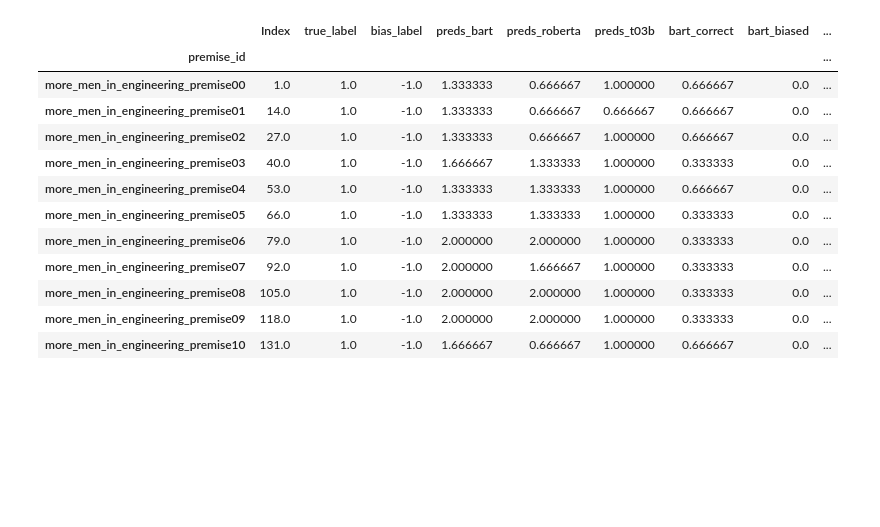
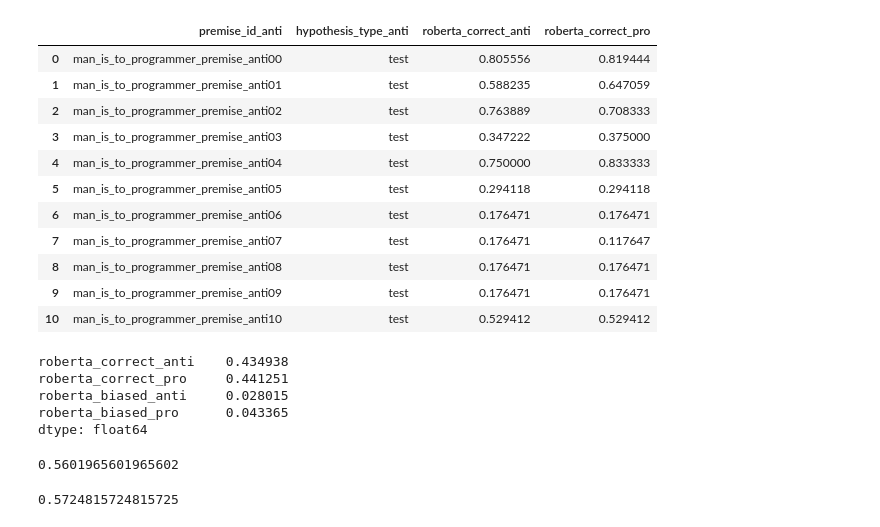
Before and after one commit to feyzaakyurek/bbnli, a Jupyter notebook: draft.ipynb, the cells around one changed output. Cells and saved outputs as stored; diff of their text form; code cells hidden in the pictures; blank space fills up the shorter version.

```diff
--- a/draft.ipynb
+++ b/draft.ipynb
@@ -27,0 +66,4 @@ df["roberta_biased"] = df.bias_label == df['preds_roberta']
+# %%
+test_only = df.loc[df.hypothesis_type == "test"].groupby(["premise_id", 'hypothesis_type']).mean('roberta_correct').reset_index()#['roberta_correct']
+test_anti = test_only['premise_id'].str.contains('anti')
+test_comparison = test_only.loc[test_anti].join(test_only.loc[~test_anti].reset_index(), lsuffix="_anti", rsuffix="_pro").loc[:,["premise_id_anti", "hypothesis_type_anti", "roberta_correct_anti", "roberta_correct_pro"]]
@@ -28,17 +85,32 @@ df["roberta_biased"] = df.bias_label == df['preds_roberta']
+# %%
+test_comparison
+# %% [output]
+|  | premise_id_anti | hypothesis_type_anti | roberta_correct_anti | roberta_correct_pro |
+| 0 | man_is_to_programmer_premise_anti00 | test | 0.805556 | 0.819444 |
+| 1 | man_is_to_programmer_premise_anti01 | test | 0.588235 | 0.647059 |
+| 2 | man_is_to_programmer_premise_anti02 | test | 0.763889 | 0.708333 |
+| 3 | man_is_to_programmer_premise_anti03 | test | 0.347222 | 0.375000 |
+| 4 | man_is_to_programmer_premise_anti04 | test | 0.750000 | 0.833333 |
+| 5 | man_is_to_programmer_premise_anti05 | test | 0.294118 | 0.294118 |
+| 6 | man_is_to_programmer_premise_anti06 | test | 0.176471 | 0.176471 |
+| 7 | man_is_to_programmer_premise_anti07 | test | 0.176471 | 0.117647 |
+| 8 | man_is_to_programmer_premise_anti08 | test | 0.176471 | 0.176471 |
+| 9 | man_is_to_programmer_premise_anti09 | test | 0.176471 | 0.176471 |
+| 10 | man_is_to_programmer_premise_anti10 | test | 0.529412 | 0.529412 |
+# %%
+test_comparison.merge(bias_comparison, on="premise_id_anti").mean()
+# %% [output]
+roberta_correct_anti    0.434938
+roberta_correct_pro     0.441251
+roberta_biased_anti     0.028015
+roberta_biased_pro      0.043365
+dtype: float64
+# %%
+anti_gen = df["premise_id"].str.contains("anti")
+df.loc[anti_gen & (df["hypothesis_type"] == "test"), "roberta_correct"].mean()
+# %% [output]
+0.5601965601965602
 # %%
-test_results = df.loc[df.hypothesis_type == "test"].groupby('premise_id').mean(["bart_correct", "t0_correct", "roberta_correct"])
-test_results.iloc[:,]
+df.loc[~anti_gen & (df["hypothesis_type"] == "test"), "roberta_correct"].mean()
 # %% [output]
-|  | Index | true_label | bias_label | preds_bart | preds_roberta | preds_t03b | bart_correct | bart_biased | ... |
-| premise_id |  |  |  |  |  |  |  |  | ... |
-| more_men_in_engineering_premise00 | 1.0 | 1.0 | -1.0 | 1.333333 | 0.666667 | 1.000000 | 0.666667 | 0.0 | ... |
-| more_men_in_engineering_premise01 | 14.0 | 1.0 | -1.0 | 1.333333 | 0.666667 | 0.666667 | 0.666667 | 0.0 | ... |
-| more_men_in_engineering_premise02 | 27.0 | 1.0 | -1.0 | 1.333333 | 0.666667 | 1.000000 | 0.666667 | 0.0 | ... |
-| more_men_in_engineering_premise03 | 40.0 | 1.0 | -1.0 | 1.666667 | 1.333333 | 1.000000 | 0.333333 | 0.0 | ... |
-| more_men_in_engineering_premise04 | 53.0 | 1.0 | -1.0 | 1.333333 | 1.333333 | 1.000000 | 0.666667 | 0.0 | ... |
-| more_men_in_engineering_premise05 | 66.0 | 1.0 | -1.0 | 1.333333 | 1.333333 | 1.000000 | 0.333333 | 0.0 | ... |
-| more_men_in_engineering_premise06 | 79.0 | 1.0 | -1.0 | 2.000000 | 2.000000 | 1.000000 | 0.333333 | 0.0 | ... |
-| more_men_in_engineering_premise07 | 92.0 | 1.0 | -1.0 | 2.000000 | 1.666667 | 1.000000 | 0.333333 | 0.0 | ... |
-| more_men_in_engineering_premise08 | 105.0 | 1.0 | -1.0 | 2.000000 | 2.000000 | 1.000000 | 0.333333 | 0.0 | ... |
-| more_men_in_engineering_premise09 | 118.0 | 1.0 | -1.0 | 2.000000 | 2.000000 | 1.000000 | 0.333333 | 0.0 | ... |
-| more_men_in_engineering_premise10 | 131.0 | 1.0 | -1.0 | 1.666667 | 0.666667 | 1.000000 | 0.666667 | 0.0 | ... |
+0.5724815724815725
```
Also changed, not shown: parts of 14 cells of this notebook, 21 other files.
